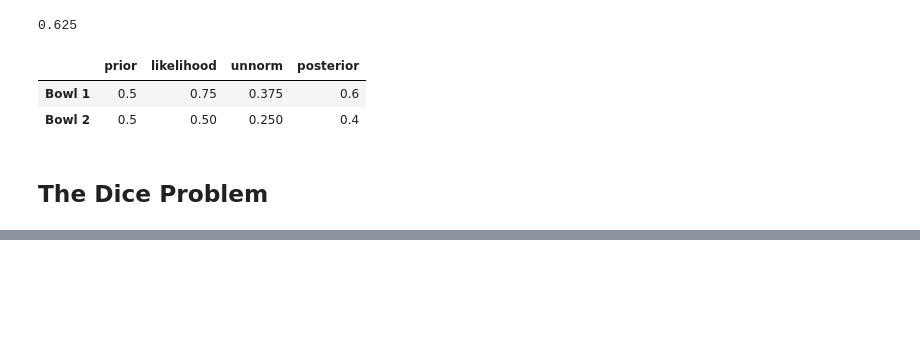
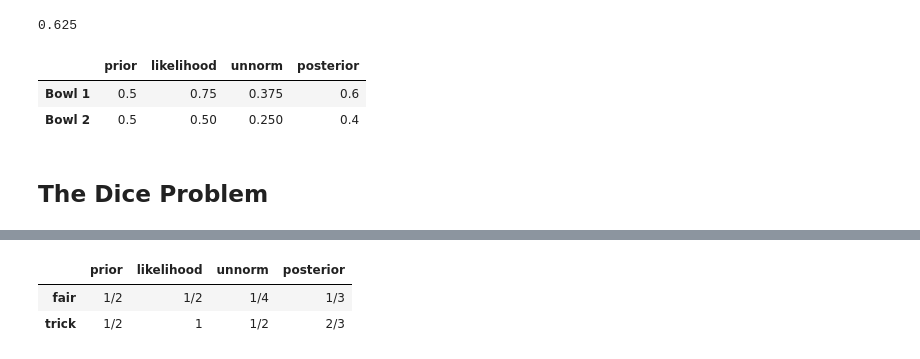
Before and after one commit to pydatawrangler/biwp, a Jupyter notebook: book_think-bayes-2ed/02_tb2_ch2.ipynb, the cells around one changed output, grey strips where cells are left out. Cells and saved outputs as stored; diff of their text form; code cells hidden in the pictures; blank space fills up the shorter version.

```diff
--- a/book_think-bayes-2ed/02_tb2_ch2.ipynb
+++ b/book_think-bayes-2ed/02_tb2_ch2.ipynb
@@ -43,0 +119,7 @@ table
+# %%
+update(ex1)
+ex1
+# %% [output]
+|  | prior | likelihood | unnorm | posterior |
+| fair | 1/2 | 1/2 | 1/4 | 1/3 |
+| trick | 1/2 | 1 | 1/2 | 2/3 |
```
Also changed, not shown: parts of 29 cells of this notebook, 4 other files.
